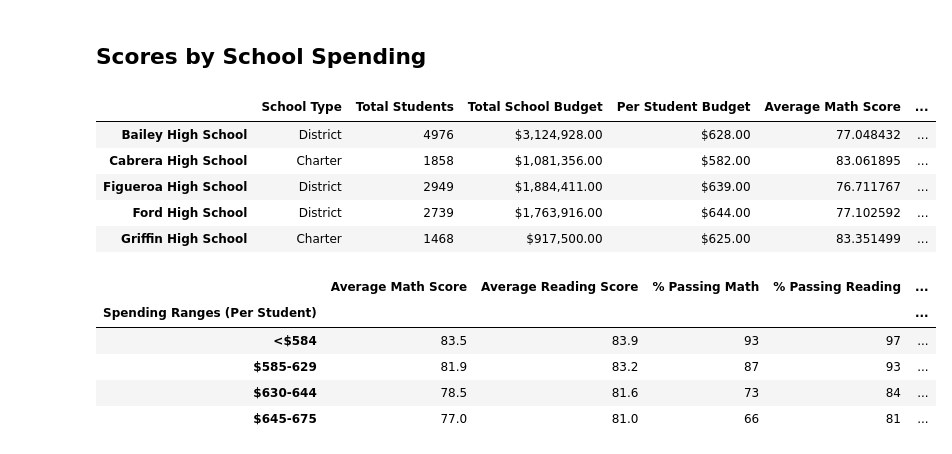
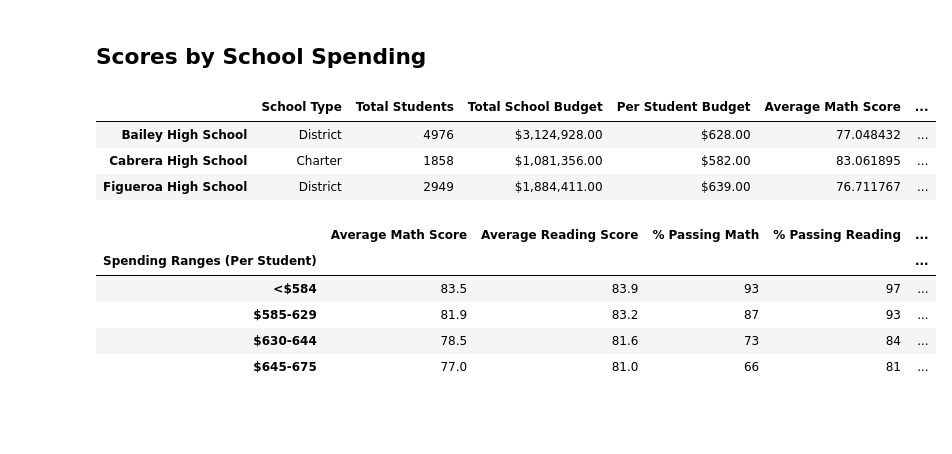
Before and after one commit to weihaolun/School-District-Analysis, a Jupyter notebook: PyCitySchools_Challenge.ipynb, the cells around one changed output. Cells and saved outputs as stored; diff of their text form; code cells hidden in the pictures; blank space fills up the shorter version.

```diff
--- a/PyCitySchools_Challenge.ipynb
+++ b/PyCitySchools_Challenge.ipynb
@@ -462,18 +419,16 @@ reading_scores_by_grade
 # %%
 # Establish the spending bins and group names.
 spending_bins = [0, 585, 630, 645, 675]
 
 # Categorize spending based on the bins.
 group_names = ["<$584", "$585-629", "$630-644", "$645-675"]
 per_school_summary_df["Spending Ranges (Per Student)"] = pd.cut(per_school_capita, spending_bins, labels = group_names)
-per_school_summary_df.head()
+per_school_summary_df.head(3)
 # %% [output]
 |  | School Type | Total Students | Total School Budget | Per Student Budget | Average Math Score | ... |
 | Bailey High School | District | 4976 | $3,124,928.00 | $628.00 | 77.048432 | ... |
 | Cabrera High School | Charter | 1858 | $1,081,356.00 | $582.00 | 83.061895 | ... |
 | Figueroa High School | District | 2949 | $1,884,411.00 | $639.00 | 76.711767 | ... |
-| Ford High School | District | 2739 | $1,763,916.00 | $644.00 | 77.102592 | ... |
-| Griffin High School | Charter | 1468 | $917,500.00 | $625.00 | 83.351499 | ... |
 # %%
 # Calculate averages for the desired columns.
 spending_math_scores = per_school_summary_df.groupby(["Spending Ranges (Per Student)"]).mean()["Average Math Score"]
```
Also changed, not shown: parts of 11 cells of this notebook.
